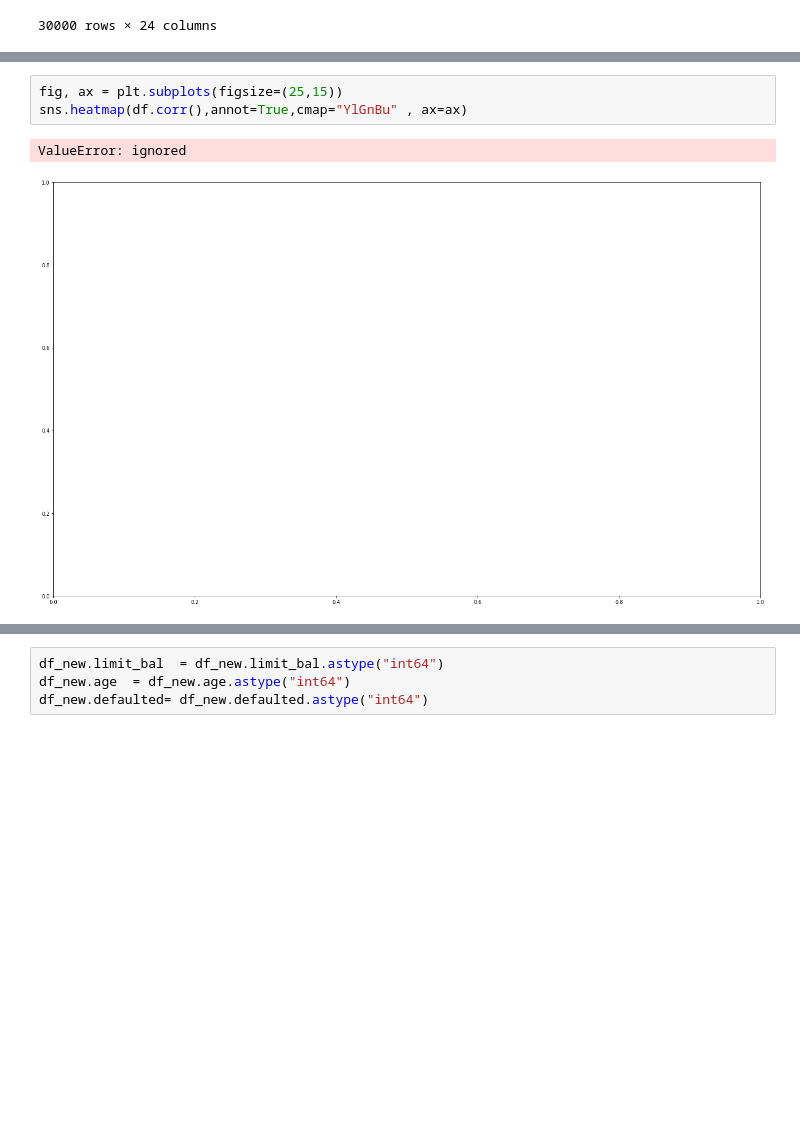
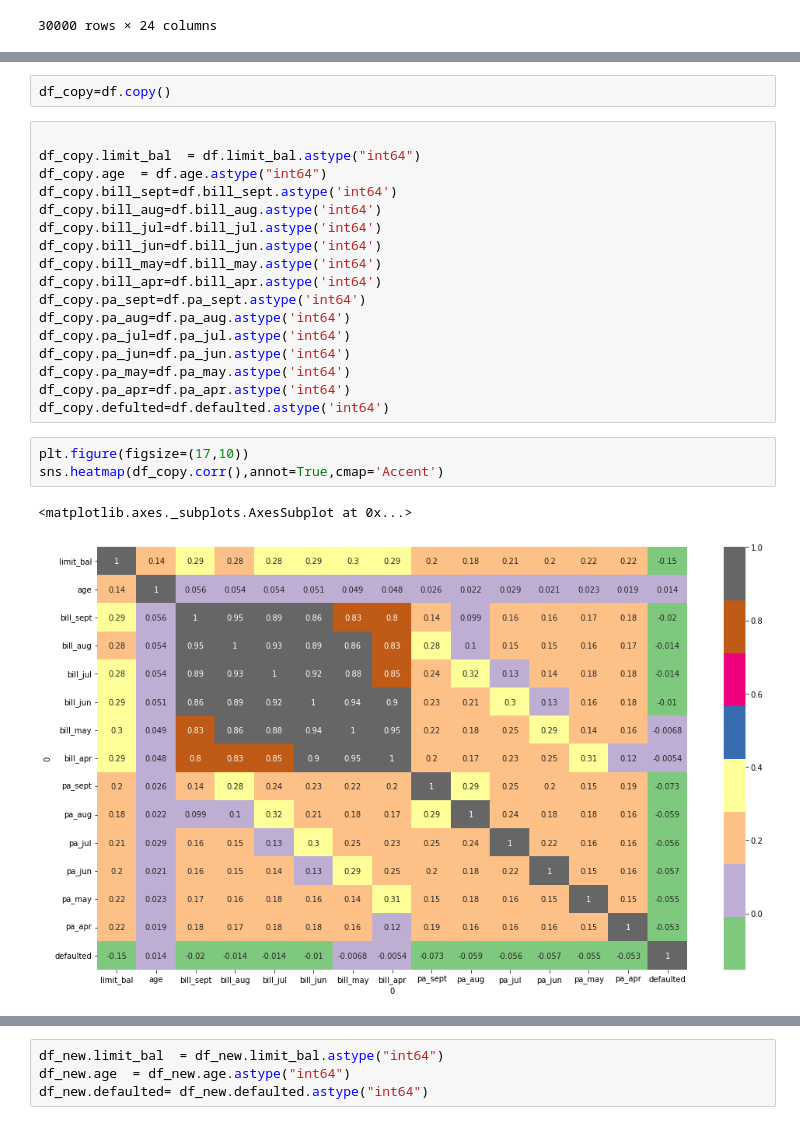
Before and after one commit to shreesha2304/Credit-Card-Default-Prediction, a Jupyter notebook: Credit_Card_Default_Prediction_Capstone_Project.ipynb, the cells around one changed output, grey strips where cells are left out. Drawn from its saved outputs; the diff is of its cells as text; blank space fills up the shorter version.

```diff
--- a/Credit_Card_Default_Prediction_Capstone_Project.ipynb
+++ b/Credit_Card_Default_Prediction_Capstone_Project.ipynb
@@ -573,6 +579,25 @@ df
+# %%
+df_copy=df.copy()
+# %%
+
+df_copy.limit_bal  = df.limit_bal.astype("int64")
+df_copy.age  = df.age.astype("int64")
+df_copy.bill_sept=df.bill_sept.astype('int64')
+df_copy.bill_aug=df.bill_aug.astype('int64')
+df_copy.bill_jul=df.bill_jul.astype('int64')
+df_copy.bill_jun=df.bill_jun.astype('int64')
+df_copy.bill_may=df.bill_may.astype('int64')
+df_copy.bill_apr=df.bill_apr.astype('int64')
+df_copy.pa_sept=df.pa_sept.astype('int64')
+df_copy.pa_aug=df.pa_aug.astype('int64')
+df_copy.pa_jul=df.pa_jul.astype('int64')
+df_copy.pa_jun=df.pa_jun.astype('int64')
+df_copy.pa_may=df.pa_may.astype('int64')
+df_copy.pa_apr=df.pa_apr.astype('int64')
+df_copy.defulted=df.defaulted.astype('int64')
 # %%
-fig, ax = plt.subplots(figsize=(25,15))
-sns.heatmap(df.corr(),annot=True,cmap="YlGnBu" , ax=ax)
+plt.figure(figsize=(17,10))
+sns.heatmap(df_copy.corr(),annot=True,cmap='Accent')
 # %% [output]
-ValueError: ignored
+<matplotlib.axes._subplots.AxesSubplot at 0x...>
-[figure, old version]
+[figure, new version]
```
Also changed, not shown: parts of 45 cells of this notebook.
